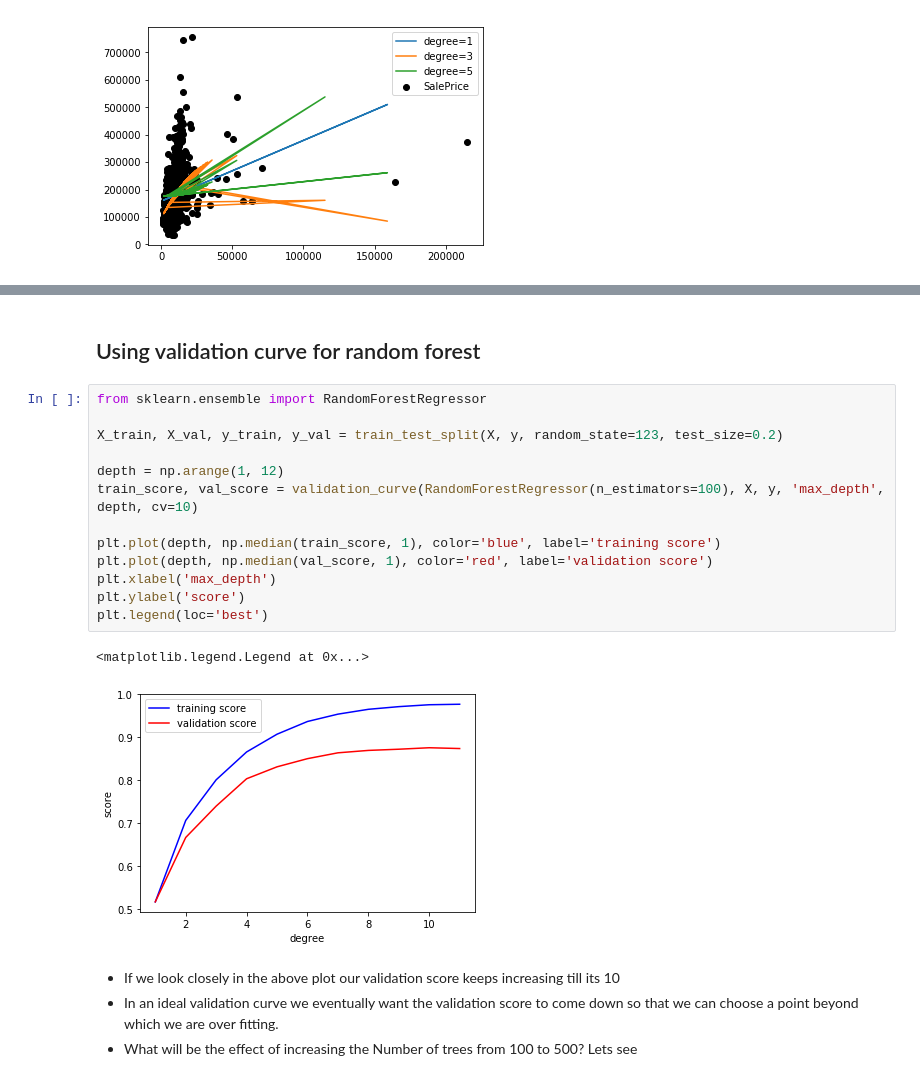
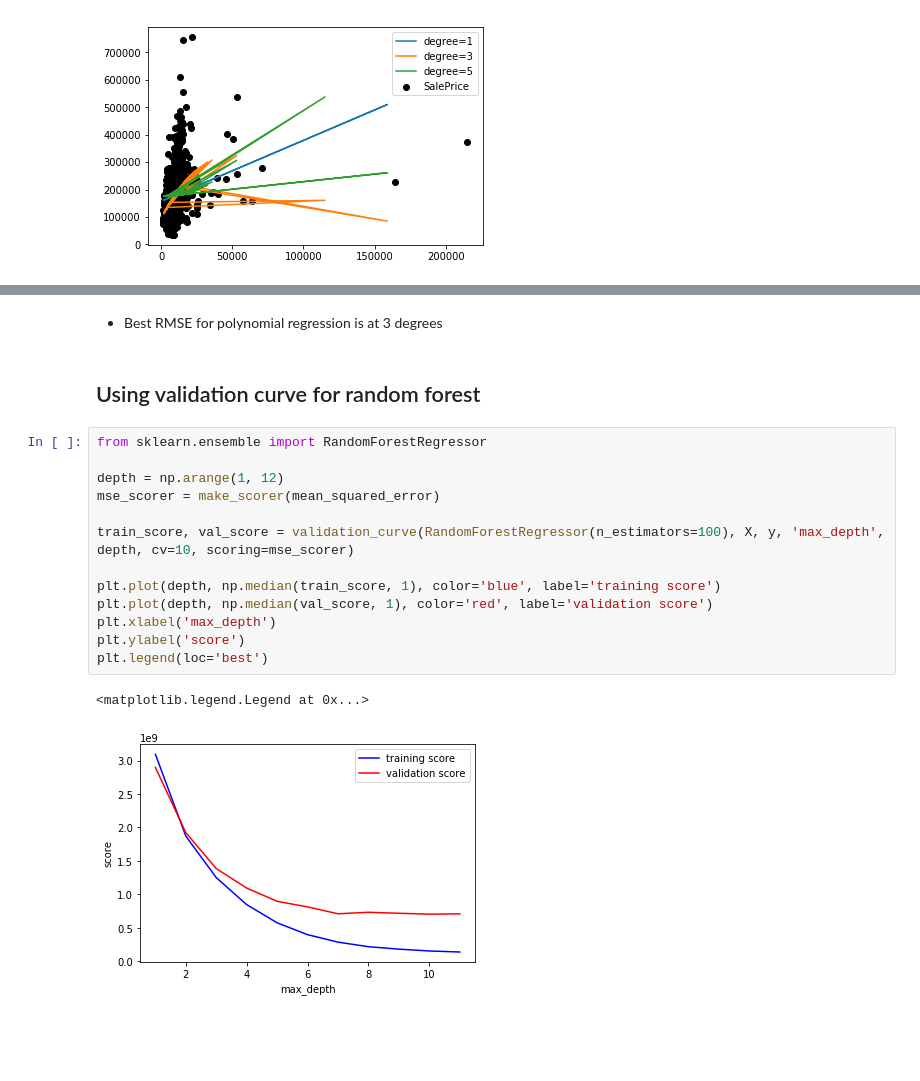
Before and after one commit to statchaitya/JupyterNotebooks, a Jupyter notebook: Notebooks/ML 101 -House Prices.ipynb, the cells around one changed output, grey strips where cells are left out. Cells and saved outputs as stored; diff of their text form; blank space fills up the shorter version.

```diff
--- a/Notebooks/ML 101 -House Prices.ipynb
+++ b/Notebooks/ML 101 -House Prices.ipynb
@@ -105,22 +114,20 @@ plt.legend(loc='best')
+# %% [markdown]
+* Best RMSE for polynomial regression is at 3 degrees
 # %% [markdown]
 ## Using validation curve for random forest
 # %%
 from sklearn.ensemble import RandomForestRegressor
 
-X_train, X_val, y_train, y_val = train_test_split(X, y, random_state=123, test_size=0.2)
+depth = np.arange(1, 12)
+mse_scorer = make_scorer(mean_squared_error)
 
-depth = np.arange(1, 12)
-train_score, val_score = validation_curve(RandomForestRegressor(n_estimators=100), X, y, 'max_depth', depth, cv=10)
+train_score, val_score = validation_curve(RandomForestRegressor(n_estimators=100), X, y, 'max_depth', depth, cv=10, scoring=mse_scorer)
 
 plt.plot(depth, np.median(train_score, 1), color='blue', label='training score')
 plt.plot(depth, np.median(val_score, 1), color='red', label='validation score')
 plt.xlabel('max_depth')
 plt.ylabel('score')
 plt.legend(loc='best')
 # %% [output]
 <matplotlib.legend.Legend at 0x...>
-[figure, old version]
+[figure, new version]
-# %% [markdown]
-* If we look closely in the above plot our validation score keeps increasing till its 10
-* In an ideal validation curve we eventually want the validation score to come down so that we can choose a point beyond which we are over fitting.
-* What will be the effect of increasing the Number of trees from 100 to 500? Lets see
```
Also changed, not shown: parts of 19 cells of this notebook, 5 other files.
